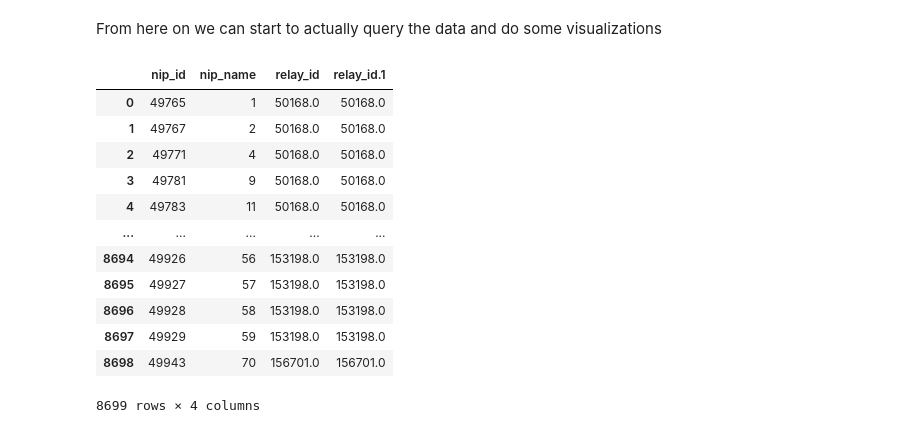
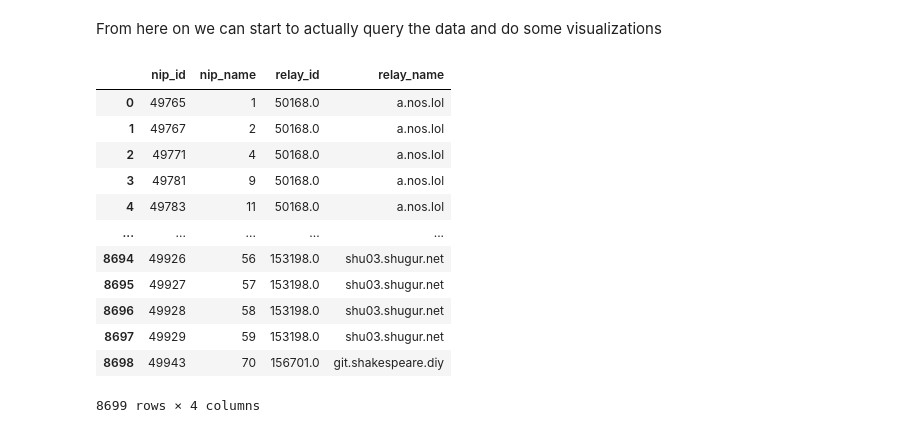
Before and after one commit to SEG-UNIBE/artio-insight, a Jupyter notebook: notebooks/artio.ipynb, the cells around one changed output. Drawn from its saved outputs; the diff is of its cells as text; code cells hidden in the pictures.

```diff
--- a/notebooks/artio.ipynb
+++ b/notebooks/artio.ipynb
@@ -29,25 +30,25 @@ conn = psycopg2.connect(
 From here on we can start to actually query the data and do some visualizations
 # %%
 %%sql
-SELECT n.nip_id, n.nip_name, r.relay_id, r.relay_id
+SELECT n.nip_id, n.nip_name, r.relay_id, r.relay_name
 FROM udm.relaynip AS rn
     LEFT JOIN udm.relay r
         ON r.relay_id = rn.relay_id
     LEFT JOIN udm.nip n
         ON n.nip_id = rn.nip_id
 # %% [output]
-|  | nip_id | nip_name | relay_id | relay_id.1 |
-| 0 | 49765 | 1 | 50168.0 | 50168.0 |
-| 1 | 49767 | 2 | 50168.0 | 50168.0 |
-| 2 | 49771 | 4 | 50168.0 | 50168.0 |
-| 3 | 49781 | 9 | 50168.0 | 50168.0 |
-| 4 | 49783 | 11 | 50168.0 | 50168.0 |
+|  | nip_id | nip_name | relay_id | relay_name |
+| 0 | 49765 | 1 | 50168.0 | a.nos.lol |
+| 1 | 49767 | 2 | 50168.0 | a.nos.lol |
+| 2 | 49771 | 4 | 50168.0 | a.nos.lol |
+| 3 | 49781 | 9 | 50168.0 | a.nos.lol |
+| 4 | 49783 | 11 | 50168.0 | a.nos.lol |
 | ... | ... | ... | ... | ... |
-| 8694 | 49926 | 56 | 153198.0 | 153198.0 |
-| 8695 | 49927 | 57 | 153198.0 | 153198.0 |
-| 8696 | 49928 | 58 | 153198.0 | 153198.0 |
-| 8697 | 49929 | 59 | 153198.0 | 153198.0 |
-| 8698 | 49943 | 70 | 156701.0 | 156701.0 |
+| 8694 | 49926 | 56 | 153198.0 | shu03.shugur.net |
+| 8695 | 49927 | 57 | 153198.0 | shu03.shugur.net |
+| 8696 | 49928 | 58 | 153198.0 | shu03.shugur.net |
+| 8697 | 49929 | 59 | 153198.0 | shu03.shugur.net |
+| 8698 | 49943 | 70 | 156701.0 | git.shakespeare.diy |
 8699 rows × 4 columns
 # %%
 grouped = df_relaynip.groupby("nip_name")['relay_id'].count()
```
Also changed, not shown: parts of 9 cells of this notebook.
